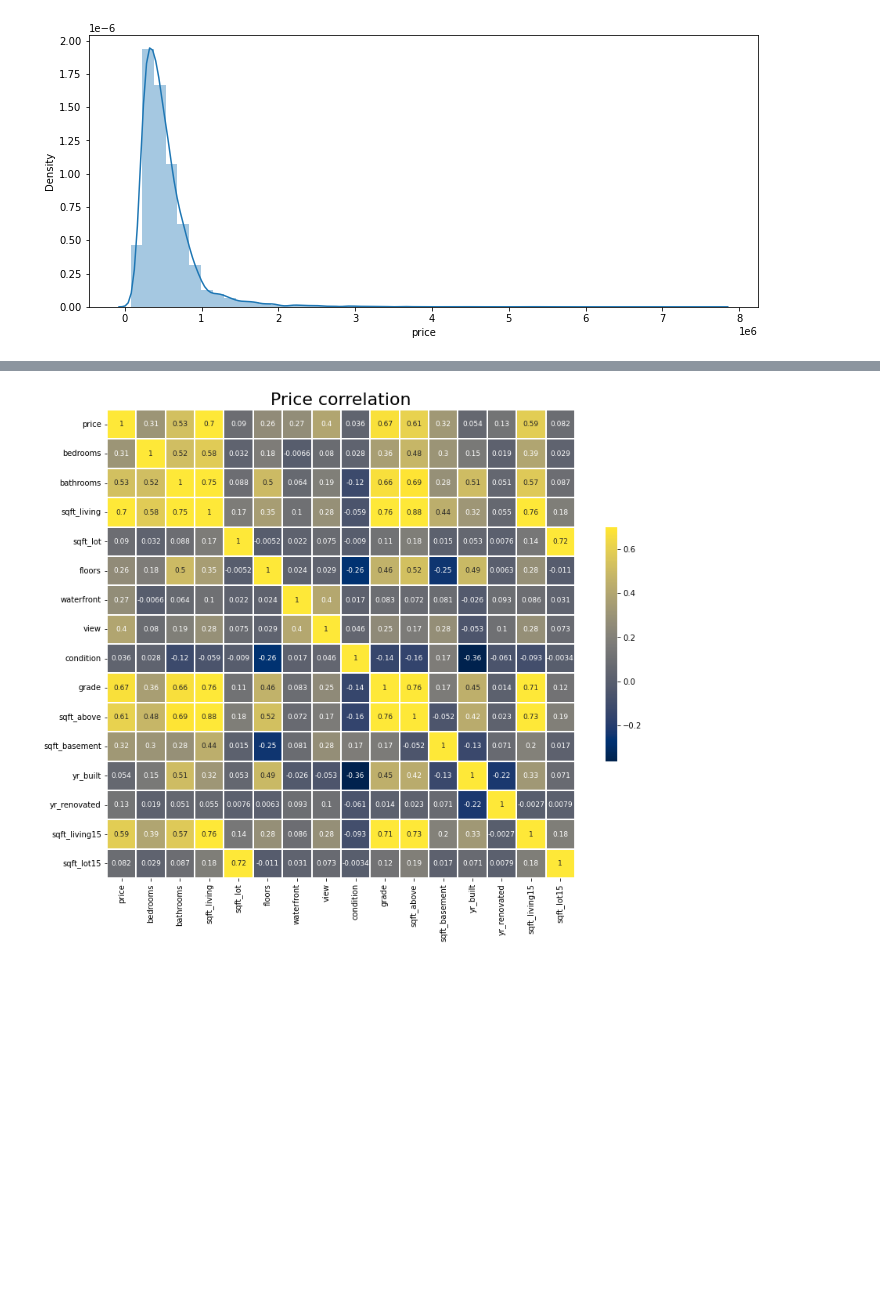
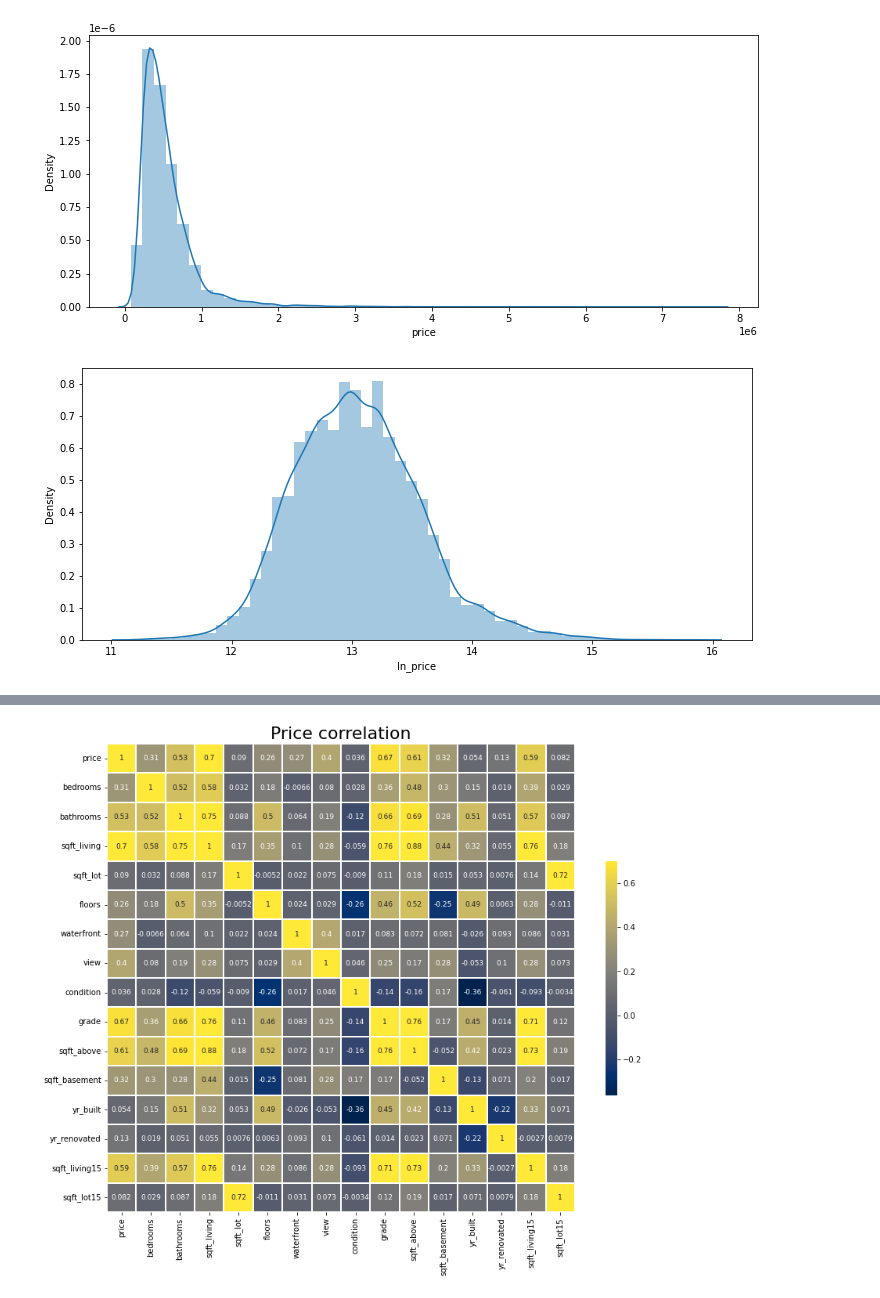
Before and after one commit to blazysecon/SDA_DS_class, a Jupyter notebook: practice/regression_housing_in_Seattle.ipynb, the cells around one changed output, grey strips where cells are left out. Cells and saved outputs as stored; diff of their text form; code cells hidden in the pictures; blank space fills up the shorter version.

```diff
--- a/practice/regression_housing_in_Seattle.ipynb
+++ b/practice/regression_housing_in_Seattle.ipynb
@@ -13,7 +13,8 @@ pd.set_option('display.max_rows', 50)
 # %%
 import sklearn as sk
 # %%
-df = pd.read_csv("input/kc_house_data.csv")
+df = pd.read_csv("https://github.com/giedriusblazys/SDA_DS_class/blob/main/practice/input/kc_house_data.csv?raw=true")
+# df = pd.read_csv("input/kc_house_data.csv")
 # %%
 df.head()
 # %% [output]
@@ -63,3 +63,12 @@ sns.distplot(df['price'])
 plt.show()
 # %% [output]
 [figure]
+# %%
+df["ln_price"] = np.log(df.price)
+# %%
+plt.figure(figsize=(12,5))
+plt.tight_layout()
+sns.distplot(df['ln_price'])
+plt.show()
+# %% [output]
+[figure, added]
```
Also changed, not shown: parts of 2 cells of this notebook.
